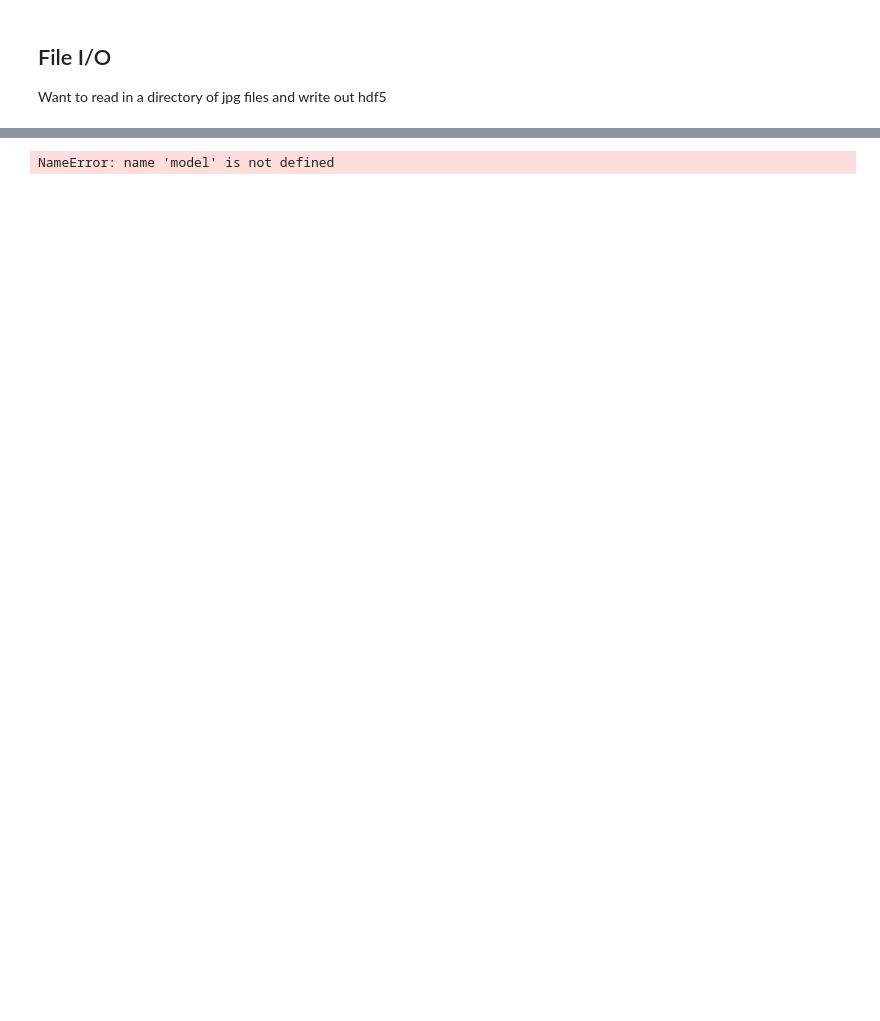
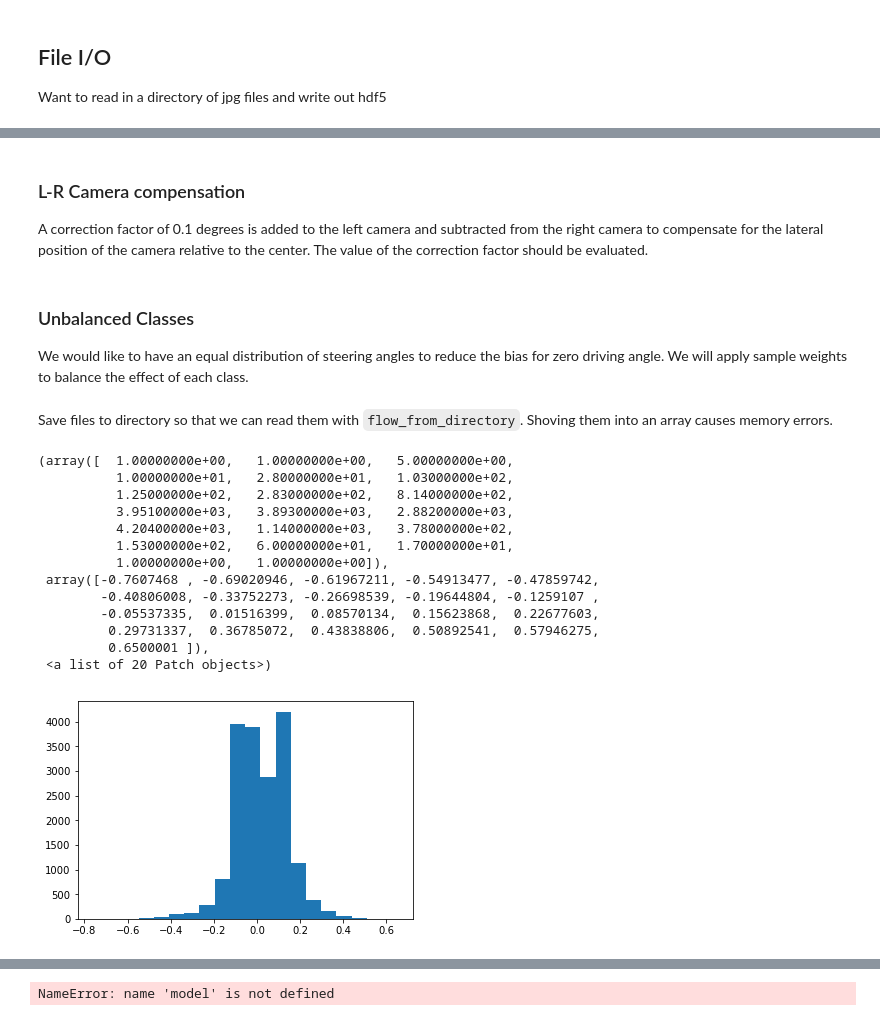
Before and after one commit to sketchc89/Simulated-Driving, a Jupyter notebook: Behavioral_Cloning.ipynb, the cells around one changed output, grey strips where cells are left out. Cells and saved outputs as stored; diff of their text form; code cells hidden in the pictures; blank space fills up the shorter version.

Commit message:
Balanced classes. TODO: normalize, horizontal flip

```diff
--- a/Behavioral_Cloning.ipynb
+++ b/Behavioral_Cloning.ipynb
@@ -45,3 +61,7 @@ plt.show()
+# %% [markdown]
+### L-R Camera compensation
+
+A correction factor of 0.1 degrees is added to the left camera and subtracted from the right camera to compensate for the lateral position of the camera relative to the center. The value of the correction factor should be evaluated.
 # %%
 images = []
 measurements = []
@@ -68,0 +93,27 @@ y_train = np.array(measurements)
+# %% [markdown]
+### Unbalanced Classes
+We would like to have an equal distribution of steering angles to reduce the bias for zero driving angle. We will apply sample weights to balance the effect of each class.
+# %%
+def bin_angles(y, n_bins = 20):
+    '''Computes a bin number for each steering angle in order to balance classes'''
+    return np.floor((y - np.min(y))*n_bins/(np.max(y) - np.min(y)))
+
+def bin_weights(y):
+    '''Balances numbered classes and returns array of weights to apply to each class'''
+    class_weight = sklearn.utils.class_weight.compute_class_weight('balanced', np.unique(y), y)
+    class_dict = dict(enumerate(class_weight))
+    return np.vectorize(class_dict.get)(y)
+# %%
+X = np.array(images)
+y = np.array(measurements)
+y_bins = bin_angles(y)
+y_weights = bin_weights(y_bins)
+
+X_train, X_test, y_train, y_test, y_train_weights, y_test_weights = sklearn.model_selection.train_test_split(
+                                                                            X, y, y_weights,
+                                                                            test_size=0.2, random_state=1)
+# X_train, X_val, y_train, y_val, y_train_weights, y_val_weights = sklearn.model_selection.train_test_split(
+#                                                                     X_train, y_train, y_train_weights,
+#                                                                     test_size=0.25, random_state=1)
+# %% [markdown]
+Save files to directory so that we can read them with `flow_from_directory`. Shoving them into an array causes memory errors.
@@ -68,0 +128,19 @@ y_train = np.array(measurements)
+# %%
+%matplotlib inline
+plt.hist(y_train, bins=20)
+#log['SteeringAngle'].plot()
+# %% [output]
+(array([  1.00000000e+00,   1.00000000e+00,   5.00000000e+00,
+          1.00000000e+01,   2.80000000e+01,   1.03000000e+02,
+          1.25000000e+02,   2.83000000e+02,   8.14000000e+02,
+          3.95100000e+03,   3.89300000e+03,   2.88200000e+03,
+          4.20400000e+03,   1.14000000e+03,   3.78000000e+02,
+          1.53000000e+02,   6.00000000e+01,   1.70000000e+01,
+          1.00000000e+00,   1.00000000e+00]),
+ array([-0.7607468 , -0.69020946, -0.61967211, -0.54913477, -0.47859742,
+        -0.40806008, -0.33752273, -0.26698539, -0.19644804, -0.1259107 ,
+        -0.05537335,  0.01516399,  0.08570134,  0.15623868,  0.22677603,
+         0.29731337,  0.36785072,  0.43838806,  0.50892541,  0.57946275,
+         0.6500001 ]),
+ <a list of 20 Patch objects>)
+[figure, added]
```
Also changed, not shown: parts of 11 cells of this notebook.
